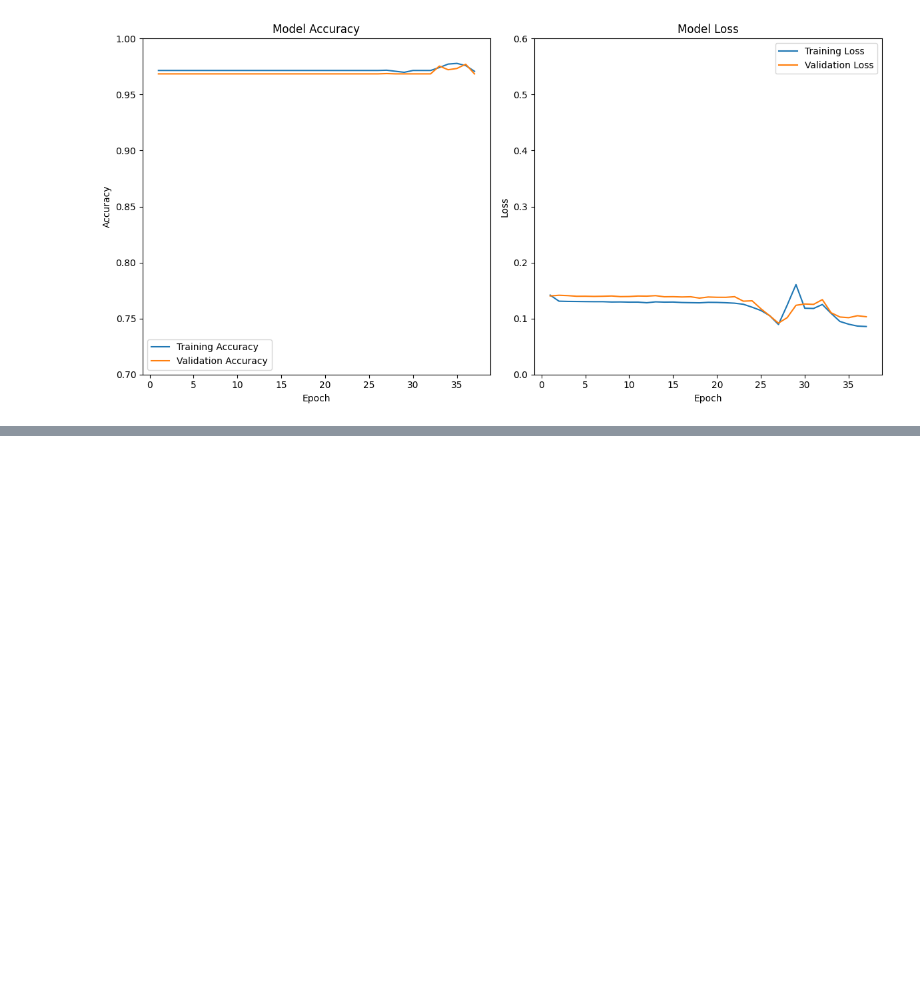
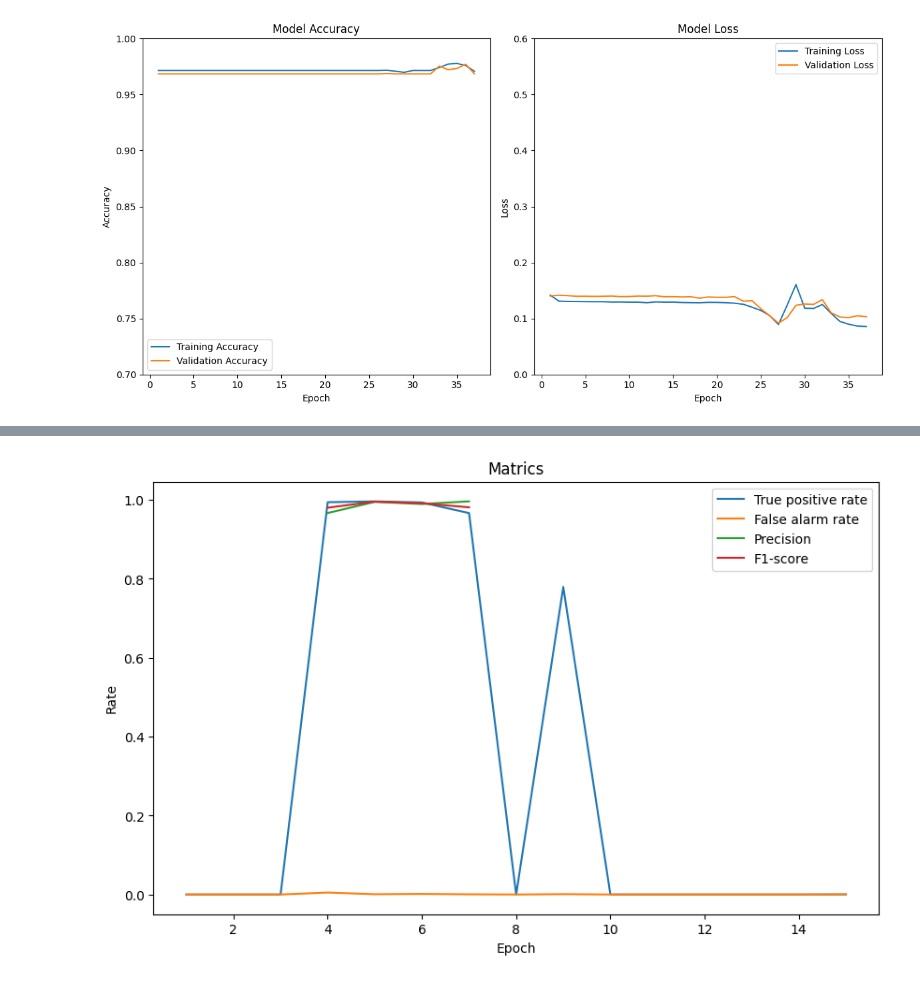
Before and after one commit to TianmingW/openai_embedding_content_anomaly_detection, a Jupyter notebook: plot_result_iot23.ipynb, the cells around one changed output, grey strips where cells are left out. Saved outputs shown, nothing was run; the diff lists cells and outputs as text; code cells hidden in the pictures; blank space fills up the shorter version.

```diff
--- a/plot_result_iot23.ipynb
+++ b/plot_result_iot23.ipynb
@@ -154,0 +198,13 @@ draw_results(full_result_4)
+# %%
+def draw_metrics(history_df):
+    plt.figure(figsize=(10, 6))
+    plt.plot(history_df['epoch'], history_df['tpr'], label='True positive rate')
+    plt.plot(history_df['epoch'], history_df['far'], label='False alarm rate')
+    plt.plot(history_df['epoch'], history_df['precision'], label='Precision')
+    plt.plot(history_df['epoch'], history_df['F1'], label='F1-score')
+    plt.xlabel('Epoch')
+    plt.ylabel('Rate')
+    plt.title('Matrics')
+    plt.legend()
+
+    plt.show()
@@ -154,0 +219,4 @@ draw_results(full_result_4)
+# %%
+draw_metrics(df_0705_1)
+# %% [output]
+[figure, added]
```
Also changed, not shown: parts of 6 cells of this notebook, 2 other files.
